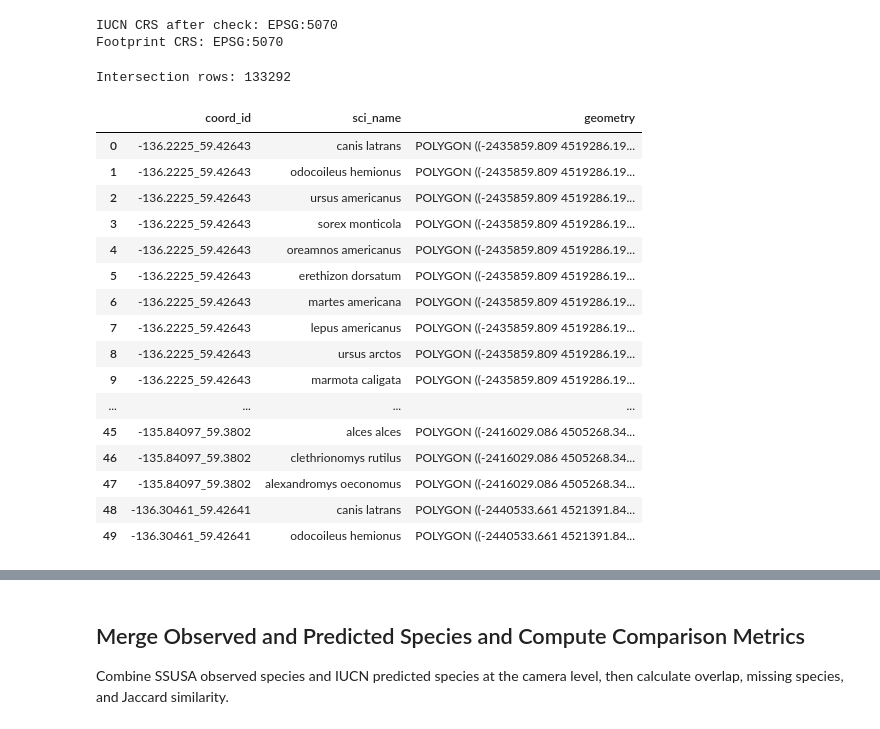
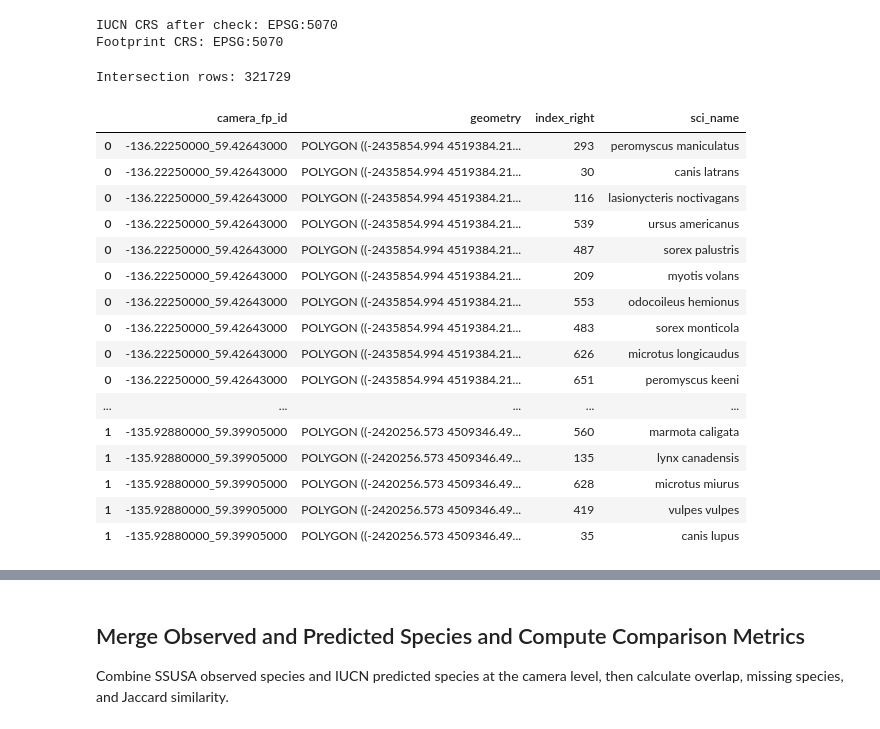
Before and after one commit to cliff003/HAAG_Spatial_Camera_Trap_Fall2025, a Jupyter notebook: Camera_Level_Analysis/Camera_Level_Analysis.ipynb, the cells around one changed output, grey strips where cells are left out. Drawn from its saved outputs; the diff is of its cells as text; code cells hidden in the pictures.

```diff
--- a/Camera_Level_Analysis/Camera_Level_Analysis.ipynb
+++ b/Camera_Level_Analysis/Camera_Level_Analysis.ipynb
@@ -49,8 +40,8 @@ def make_coord_id(df, lon_col="Longitude", lat_col="Latitude", decimals=8):
 # %%
 # Load SSUSA observations and camera footprint polygons
 # ------------------------------------------------------------
-ssusa_file = os.path.join(base_ssusa_path, SSUSA_CSV)
-camera_fp_file = os.path.join(OUTPUT_PATH, CAMERA_FOOTPRINTS)
+ssusa_file = os.path.join(CLEANED_PATH, SSUSA_CSV)
+camera_fp_file = os.path.join(PREPROCESSED_PATH, CAMERA_FOOTPRINTS)
 
 ssusa = pd.read_csv(ssusa_file, low_memory=False)
 camera_fp = gpd.read_file(camera_fp_file)
@@ -58,6 +49,8 @@ camera_fp = gpd.read_file(camera_fp_file)
 # Keep only rows with valid coordinates
 ssusa = ssusa.dropna(subset=["Longitude", "Latitude"]).copy()
 
+
+
 # Basic checks
 print("SSUSA shape:", ssusa.shape)
 print("Camera footprint shape:", camera_fp.shape)
@@ -396,13 +369,8 @@ Camera footprint CRS: EPSG:5070
 # %%
-# Create camera coordinate IDs in the footprint layer
-# This should match the coord_id built from SSUSA camera records.
+# Check coordinate IDs in the footprint layer
+# This should match the camera_fp_id built from SSUSA camera records.
 # ------------------------------------------------------------
-camera_fp["coord_id"] = make_coord_id(
-    camera_fp,
-    lon_col="Longitude",
-    lat_col="Latitude",
-    decimals=8
-)
 
-camera_fp[["Longitude", "Latitude", "coord_id"]].head()
+
+camera_fp[["Longitude", "Latitude", "camera_fp_id"]].head()
 # %% [output]
@@ -434,8 +402,9 @@ Use spatial overlap between IUCN range polygons and camera footprint polygons to
 # %%
 # Load cleaned IUCN range polygons
 # ------------------------------------------------------------
-iucn_file = os.path.join(OUTPUT_PATH, IUCN_DATA)
+iucn_file = os.path.join(CLEANED_PATH, IUCN_DATA)
 iucn = gpd.read_file(iucn_file)
+
 
 print("IUCN rows:", iucn.shape[0])
 print("IUCN CRS:", iucn.crs)
@@ -475,39 +444,49 @@ Footprint CRS: EPSG:5070
 # Keep only the columns needed for spatial intersection
 # ------------------------------------------------------------
 iucn_small = iucn[["sci_name", "geometry"]].copy()
-camera_fp_small = camera_fp[["coord_id", "geometry"]].copy()
+camera_fp_small = camera_fp[["camera_fp_id", "geometry"]].copy()
 # %%
 # Intersect camera footprints with IUCN range polygons
 # Each output row represents one camera footprint overlapping
 # one species range polygon.
+
 # ------------------------------------------------------------
-camera_iucn = gpd.overlay(
+# camera_iucn = gpd.overlay(
+#     camera_fp_small,
+#     iucn_small,
+#     how="intersection"
+# )
+
+## Overlay logic is too slow and not need for this use case since we just want to know
+# which species ranges intersect each camera, not the geometry of the intersection itself.
+camera_iucn = gpd.sjoin(
     camera_fp_small,
     iucn_small,
-    how="intersection"
+    how="inner",
+    predicate="intersects"
 )
 
 print("Intersection rows:", camera_iucn.shape[0])
 camera_iucn.head(50)
 # %% [output]
-Intersection rows: 133292
+Intersection rows: 321729
-|  | coord_id | sci_name | geometry |
-| 0 | -136.2225_59.42643 | canis latrans | POLYGON ((-2435859.809 4519286.19... |
-| 1 | -136.2225_59.42643 | odocoileus hemionus | POLYGON ((-2435859.809 4519286.19... |
-| 2 | -136.2225_59.42643 | ursus americanus | POLYGON ((-2435859.809 4519286.19... |
-| 3 | -136.2225_59.42643 | sorex monticola | POLYGON ((-2435859.809 4519286.19... |
-| 4 | -136.2225_59.42643 | oreamnos americanus | POLYGON ((-2435859.809 4519286.19... |
-| 5 | -136.2225_59.42643 | erethizon dorsatum | POLYGON ((-2435859.809 4519286.19... |
-| 6 | -136.2225_59.42643 | martes americana | POLYGON ((-2435859.809 4519286.19... |
-| 7 | -136.2225_59.42643 | lepus americanus | POLYGON ((-2435859.809 4519286.19... |
-| 8 | -136.2225_59.42643 | ursus arctos | POLYGON ((-2435859.809 4519286.19... |
-| 9 | -136.2225_59.42643 | marmota caligata | POLYGON ((-2435859.809 4519286.19... |
-| ... | ... | ... | ... |
-| 45 | -135.84097_59.3802 | alces alces | POLYGON ((-2416029.086 4505268.34... |
-| 46 | -135.84097_59.3802 | clethrionomys rutilus | POLYGON ((-2416029.086 4505268.34... |
-| 47 | -135.84097_59.3802 | alexandromys oeconomus | POLYGON ((-2416029.086 4505268.34... |
-| 48 | -136.30461_59.42641 | canis latrans | POLYGON ((-2440533.661 4521391.84... |
-| 49 | -136.30461_59.42641 | odocoileus hemionus | POLYGON ((-2440533.661 4521391.84... |
+|  | camera_fp_id | geometry | index_right | sci_name |
+| 0 | -136.22250000_59.42643000 | POLYGON ((-2435854.994 4519384.21... | 293 | peromyscus maniculatus |
+| 0 | -136.22250000_59.42643000 | POLYGON ((-2435854.994 4519384.21... | 30 | canis latrans |
+| 0 | -136.22250000_59.42643000 | POLYGON ((-2435854.994 4519384.21... | 116 | lasionycteris noctivagans |
+| 0 | -136.22250000_59.42643000 | POLYGON ((-2435854.994 4519384.21... | 539 | ursus americanus |
+| 0 | -136.22250000_59.42643000 | POLYGON ((-2435854.994 4519384.21... | 487 | sorex palustris |
+| 0 | -136.22250000_59.42643000 | POLYGON ((-2435854.994 4519384.21... | 209 | myotis volans |
+| 0 | -136.22250000_59.42643000 | POLYGON ((-2435854.994 4519384.21... | 553 | odocoileus hemionus |
+| 0 | -136.22250000_59.42643000 | POLYGON ((-2435854.994 4519384.21... | 483 | sorex monticola |
+| 0 | -136.22250000_59.42643000 | POLYGON ((-2435854.994 4519384.21... | 626 | microtus longicaudus |
+| 0 | -136.22250000_59.42643000 | POLYGON ((-2435854.994 4519384.21... | 651 | peromyscus keeni |
+| ... | ... | ... | ... | ... |
+| 1 | -135.92880000_59.39905000 | POLYGON ((-2420256.573 4509346.49... | 560 | marmota caligata |
+| 1 | -135.92880000_59.39905000 | POLYGON ((-2420256.573 4509346.49... | 135 | lynx canadensis |
+| 1 | -135.92880000_59.39905000 | POLYGON ((-2420256.573 4509346.49... | 628 | microtus miurus |
+| 1 | -135.92880000_59.39905000 | POLYGON ((-2420256.573 4509346.49... | 419 | vulpes vulpes |
+| 1 | -135.92880000_59.39905000 | POLYGON ((-2420256.573 4509346.49... | 35 | canis lupus |
 # %%
 # Build predicted species sets per camera from the spatial
 # intersection results
```
Also changed, not shown: parts of 27 cells of this notebook, 3 other files.
